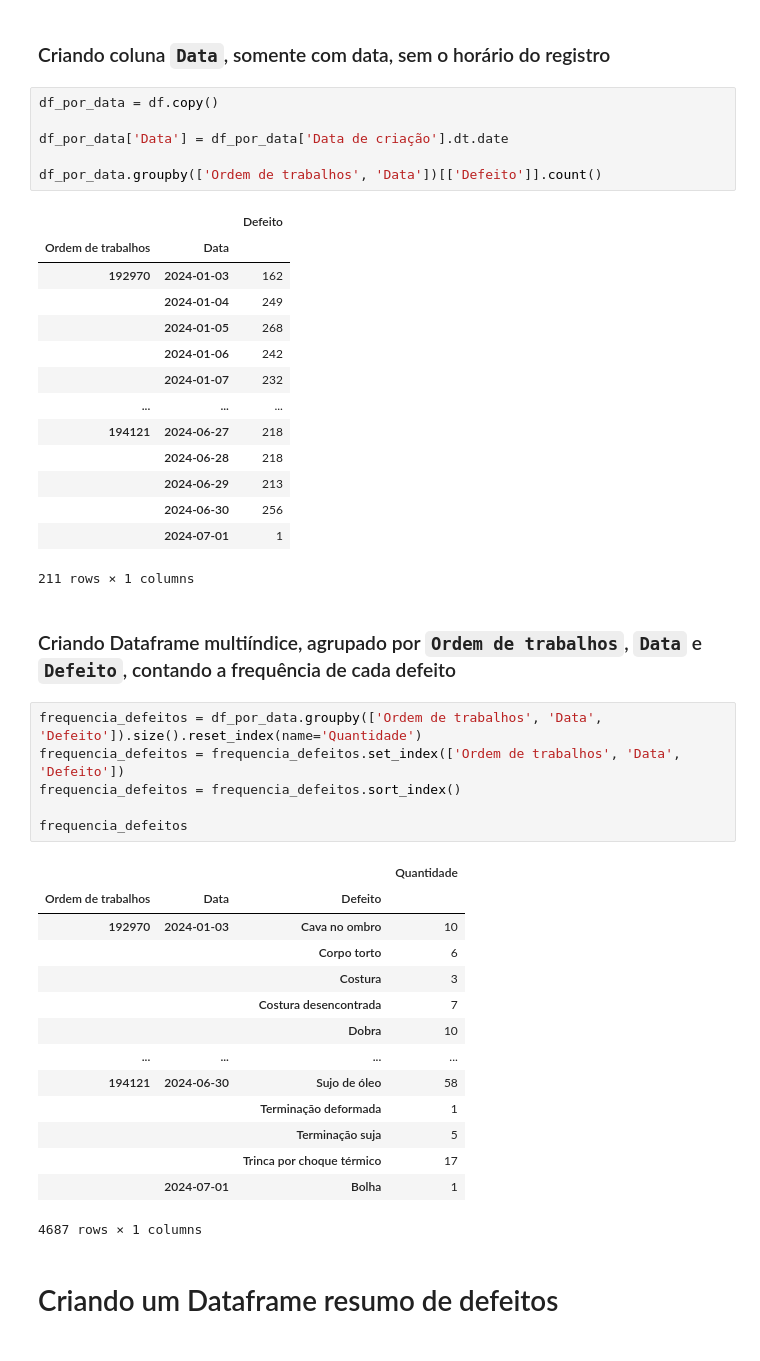
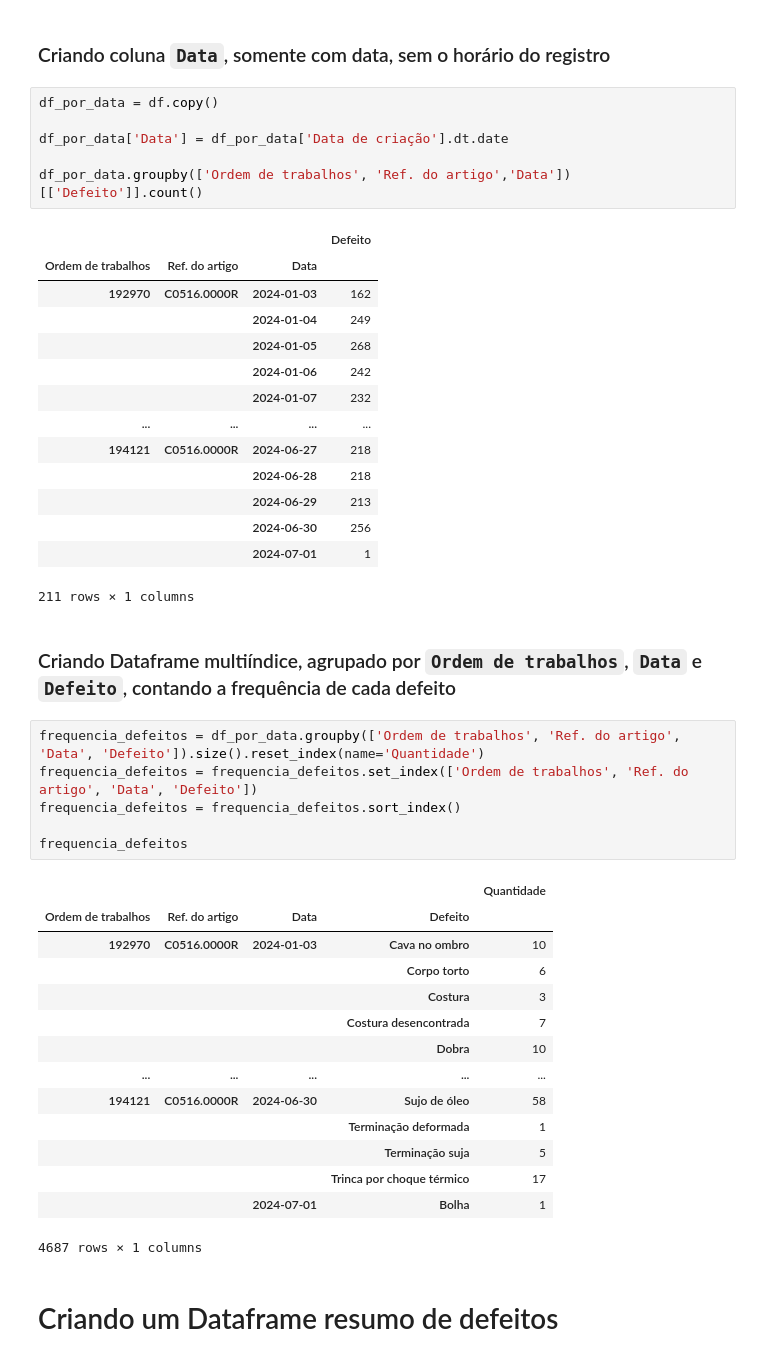
Before and after one commit to lucasz-g/Analise-Gotas, a Jupyter notebook: analises/analise_defeitos.ipynb, the cells around one changed output. Drawn from its saved outputs; the diff is of its cells as text.

Commit message:
Uniao defeitos

```diff
--- a/analises/analise_defeitos.ipynb
+++ b/analises/analise_defeitos.ipynb
@@ -27,44 +74,44 @@ df_por_data = df.copy()
 
 df_por_data['Data'] = df_por_data['Data de criação'].dt.date
 
-df_por_data.groupby(['Ordem de trabalhos', 'Data'])[['Defeito']].count()
+df_por_data.groupby(['Ordem de trabalhos', 'Ref. do artigo','Data'])[['Defeito']].count()
 # %% [output]
-|  |  | Defeito |
-| Ordem de trabalhos | Data |  |
-| 192970 | 2024-01-03 | 162 |
-|  | 2024-01-04 | 249 |
-|  | 2024-01-05 | 268 |
-|  | 2024-01-06 | 242 |
-|  | 2024-01-07 | 232 |
-| ... | ... | ... |
-| 194121 | 2024-06-27 | 218 |
-|  | 2024-06-28 | 218 |
-|  | 2024-06-29 | 213 |
-|  | 2024-06-30 | 256 |
-|  | 2024-07-01 | 1 |
+|  |  |  | Defeito |
+| Ordem de trabalhos | Ref. do artigo | Data |  |
+| 192970 | C0516.0000R | 2024-01-03 | 162 |
+|  |  | 2024-01-04 | 249 |
+|  |  | 2024-01-05 | 268 |
+|  |  | 2024-01-06 | 242 |
+|  |  | 2024-01-07 | 232 |
+| ... | ... | ... | ... |
+| 194121 | C0516.0000R | 2024-06-27 | 218 |
+|  |  | 2024-06-28 | 218 |
+|  |  | 2024-06-29 | 213 |
+|  |  | 2024-06-30 | 256 |
+|  |  | 2024-07-01 | 1 |
 211 rows × 1 columns
 # %% [markdown]
 ### Criando Dataframe multiíndice, agrupado por `Ordem de trabalhos`, `Data` e `Defeito`, contando a frequência de cada defeito
 # %%
-frequencia_defeitos = df_por_data.groupby(['Ordem de trabalhos', 'Data', 'Defeito']).size().reset_index(name='Quantidade')
-frequencia_defeitos = frequencia_defeitos.set_index(['Ordem de trabalhos', 'Data', 'Defeito'])
+frequencia_defeitos = df_por_data.groupby(['Ordem de trabalhos', 'Ref. do artigo', 'Data', 'Defeito']).size().reset_index(name='Quantidade')
+frequencia_defeitos = frequencia_defeitos.set_index(['Ordem de trabalhos', 'Ref. do artigo', 'Data', 'Defeito'])
 frequencia_defeitos = frequencia_defeitos.sort_index()
 
 frequencia_defeitos
 # %% [output]
-|  |  |  | Quantidade |
-| Ordem de trabalhos | Data | Defeito |  |
-| 192970 | 2024-01-03 | Cava no ombro | 10 |
-|  |  | Corpo torto | 6 |
-|  |  | Costura | 3 |
-|  |  | Costura desencontrada | 7 |
-|  |  | Dobra | 10 |
-| ... | ... | ... | ... |
-| 194121 | 2024-06-30 | Sujo de óleo | 58 |
-|  |  | Terminação deformada | 1 |
-|  |  | Terminação suja | 5 |
-|  |  | Trinca por choque térmico | 17 |
-|  | 2024-07-01 | Bolha | 1 |
+|  |  |  |  | Quantidade |
+| Ordem de trabalhos | Ref. do artigo | Data | Defeito |  |
+| 192970 | C0516.0000R | 2024-01-03 | Cava no ombro | 10 |
+|  |  |  | Corpo torto | 6 |
+|  |  |  | Costura | 3 |
+|  |  |  | Costura desencontrada | 7 |
+|  |  |  | Dobra | 10 |
+| ... | ... | ... | ... | ... |
+| 194121 | C0516.0000R | 2024-06-30 | Sujo de óleo | 58 |
+|  |  |  | Terminação deformada | 1 |
+|  |  |  | Terminação suja | 5 |
+|  |  |  | Trinca por choque térmico | 17 |
+|  |  | 2024-07-01 | Bolha | 1 |
 4687 rows × 1 columns
 # %% [markdown]
 # Criando um Dataframe resumo de defeitos
```
Also changed, not shown: parts of 21 cells of this notebook, 2 other files.
